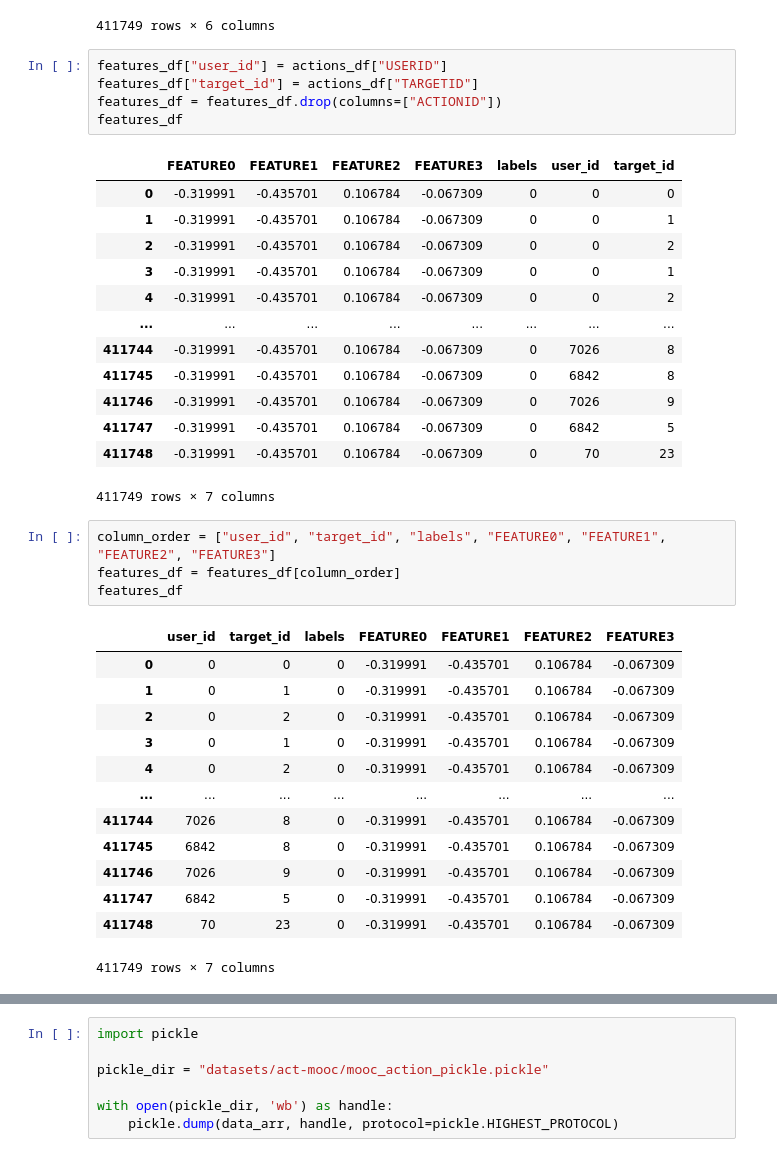
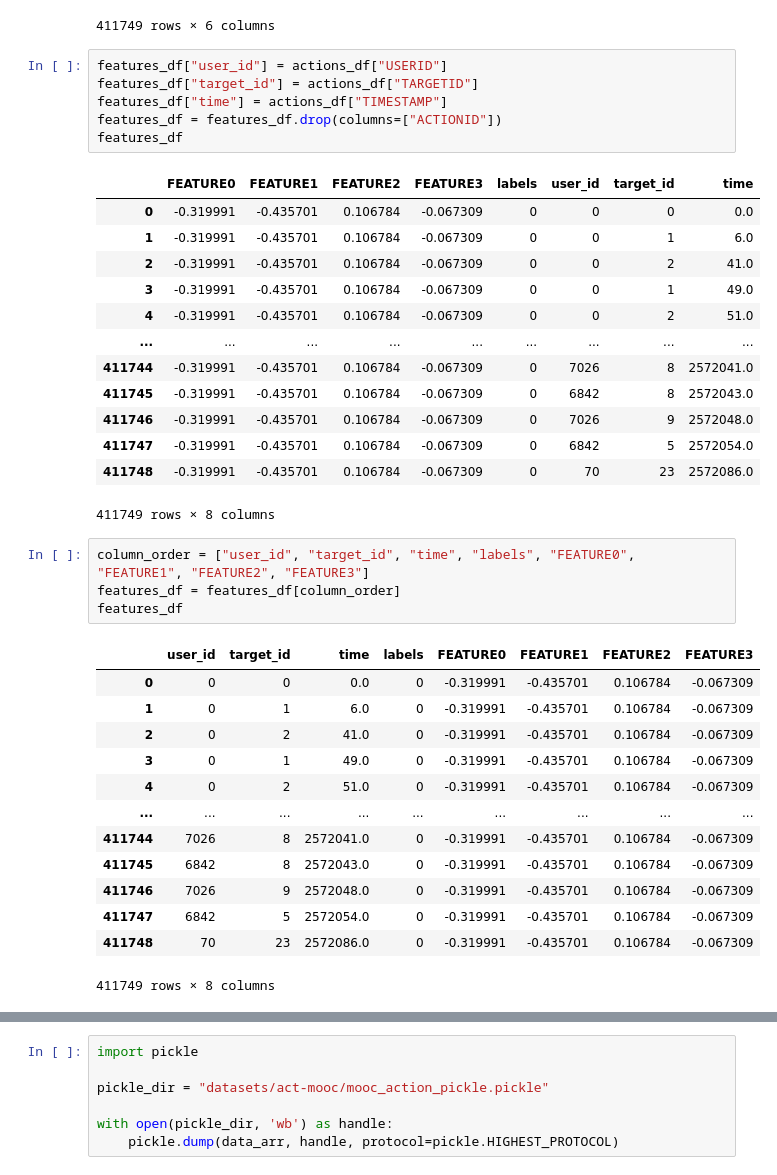
Before and after one commit to Periphanes/OnlineAnom, a Jupyter notebook: act_mooc_open.ipynb, the cells around one changed output, grey strips where cells are left out. Saved outputs shown, nothing was run; the diff lists cells and outputs as text.

Commit message:
ACT_MOOC time deltas

```diff
--- a/act_mooc_open.ipynb
+++ b/act_mooc_open.ipynb
@@ -82,40 +82,41 @@ features_df
 # %%
 features_df["user_id"] = actions_df["USERID"]
 features_df["target_id"] = actions_df["TARGETID"]
+features_df["time"] = actions_df["TIMESTAMP"]
 features_df = features_df.drop(columns=["ACTIONID"])
 features_df
 # %% [output]
-|  | FEATURE0 | FEATURE1 | FEATURE2 | FEATURE3 | labels | user_id | target_id |
-| 0 | -0.319991 | -0.435701 | 0.106784 | -0.067309 | 0 | 0 | 0 |
-| 1 | -0.319991 | -0.435701 | 0.106784 | -0.067309 | 0 | 0 | 1 |
-| 2 | -0.319991 | -0.435701 | 0.106784 | -0.067309 | 0 | 0 | 2 |
-| 3 | -0.319991 | -0.435701 | 0.106784 | -0.067309 | 0 | 0 | 1 |
-| 4 | -0.319991 | -0.435701 | 0.106784 | -0.067309 | 0 | 0 | 2 |
-| ... | ... | ... | ... | ... | ... | ... | ... |
-| 411744 | -0.319991 | -0.435701 | 0.106784 | -0.067309 | 0 | 7026 | 8 |
-| 411745 | -0.319991 | -0.435701 | 0.106784 | -0.067309 | 0 | 6842 | 8 |
-| 411746 | -0.319991 | -0.435701 | 0.106784 | -0.067309 | 0 | 7026 | 9 |
-| 411747 | -0.319991 | -0.435701 | 0.106784 | -0.067309 | 0 | 6842 | 5 |
-| 411748 | -0.319991 | -0.435701 | 0.106784 | -0.067309 | 0 | 70 | 23 |
+|  | FEATURE0 | FEATURE1 | FEATURE2 | FEATURE3 | labels | user_id | target_id | time |
+| 0 | -0.319991 | -0.435701 | 0.106784 | -0.067309 | 0 | 0 | 0 | 0.0 |
+| 1 | -0.319991 | -0.435701 | 0.106784 | -0.067309 | 0 | 0 | 1 | 6.0 |
+| 2 | -0.319991 | -0.435701 | 0.106784 | -0.067309 | 0 | 0 | 2 | 41.0 |
+| 3 | -0.319991 | -0.435701 | 0.106784 | -0.067309 | 0 | 0 | 1 | 49.0 |
+| 4 | -0.319991 | -0.435701 | 0.106784 | -0.067309 | 0 | 0 | 2 | 51.0 |
+| ... | ... | ... | ... | ... | ... | ... | ... | ... |
+| 411744 | -0.319991 | -0.435701 | 0.106784 | -0.067309 | 0 | 7026 | 8 | 2572041.0 |
+| 411745 | -0.319991 | -0.435701 | 0.106784 | -0.067309 | 0 | 6842 | 8 | 2572043.0 |
+| 411746 | -0.319991 | -0.435701 | 0.106784 | -0.067309 | 0 | 7026 | 9 | 2572048.0 |
+| 411747 | -0.319991 | -0.435701 | 0.106784 | -0.067309 | 0 | 6842 | 5 | 2572054.0 |
+| 411748 | -0.319991 | -0.435701 | 0.106784 | -0.067309 | 0 | 70 | 23 | 2572086.0 |
-411749 rows × 7 columns
+411749 rows × 8 columns
 # %%
-column_order = ["user_id", "target_id", "labels", "FEATURE0", "FEATURE1", "FEATURE2", "FEATURE3"]
+column_order = ["user_id", "target_id", "time", "labels", "FEATURE0", "FEATURE1", "FEATURE2", "FEATURE3"]
 features_df = features_df[column_order]
 features_df
 # %% [output]
-|  | user_id | target_id | labels | FEATURE0 | FEATURE1 | FEATURE2 | FEATURE3 |
-| 0 | 0 | 0 | 0 | -0.319991 | -0.435701 | 0.106784 | -0.067309 |
-| 1 | 0 | 1 | 0 | -0.319991 | -0.435701 | 0.106784 | -0.067309 |
-| 2 | 0 | 2 | 0 | -0.319991 | -0.435701 | 0.106784 | -0.067309 |
-| 3 | 0 | 1 | 0 | -0.319991 | -0.435701 | 0.106784 | -0.067309 |
-| 4 | 0 | 2 | 0 | -0.319991 | -0.435701 | 0.106784 | -0.067309 |
-| ... | ... | ... | ... | ... | ... | ... | ... |
-| 411744 | 7026 | 8 | 0 | -0.319991 | -0.435701 | 0.106784 | -0.067309 |
-| 411745 | 6842 | 8 | 0 | -0.319991 | -0.435701 | 0.106784 | -0.067309 |
-| 411746 | 7026 | 9 | 0 | -0.319991 | -0.435701 | 0.106784 | -0.067309 |
-| 411747 | 6842 | 5 | 0 | -0.319991 | -0.435701 | 0.106784 | -0.067309 |
-| 411748 | 70 | 23 | 0 | -0.319991 | -0.435701 | 0.106784 | -0.067309 |
+|  | user_id | target_id | time | labels | FEATURE0 | FEATURE1 | FEATURE2 | FEATURE3 |
+| 0 | 0 | 0 | 0.0 | 0 | -0.319991 | -0.435701 | 0.106784 | -0.067309 |
+| 1 | 0 | 1 | 6.0 | 0 | -0.319991 | -0.435701 | 0.106784 | -0.067309 |
+| 2 | 0 | 2 | 41.0 | 0 | -0.319991 | -0.435701 | 0.106784 | -0.067309 |
+| 3 | 0 | 1 | 49.0 | 0 | -0.319991 | -0.435701 | 0.106784 | -0.067309 |
+| 4 | 0 | 2 | 51.0 | 0 | -0.319991 | -0.435701 | 0.106784 | -0.067309 |
+| ... | ... | ... | ... | ... | ... | ... | ... | ... |
+| 411744 | 7026 | 8 | 2572041.0 | 0 | -0.319991 | -0.435701 | 0.106784 | -0.067309 |
+| 411745 | 6842 | 8 | 2572043.0 | 0 | -0.319991 | -0.435701 | 0.106784 | -0.067309 |
+| 411746 | 7026 | 9 | 2572048.0 | 0 | -0.319991 | -0.435701 | 0.106784 | -0.067309 |
+| 411747 | 6842 | 5 | 2572054.0 | 0 | -0.319991 | -0.435701 | 0.106784 | -0.067309 |
+| 411748 | 70 | 23 | 2572086.0 | 0 | -0.319991 | -0.435701 | 0.106784 | -0.067309 |
-411749 rows × 7 columns
+411749 rows × 8 columns
 # %%
 import numpy as np
 data_arr = features_df.to_numpy()
```
Also changed, not shown: parts of 11 cells of this notebook.
